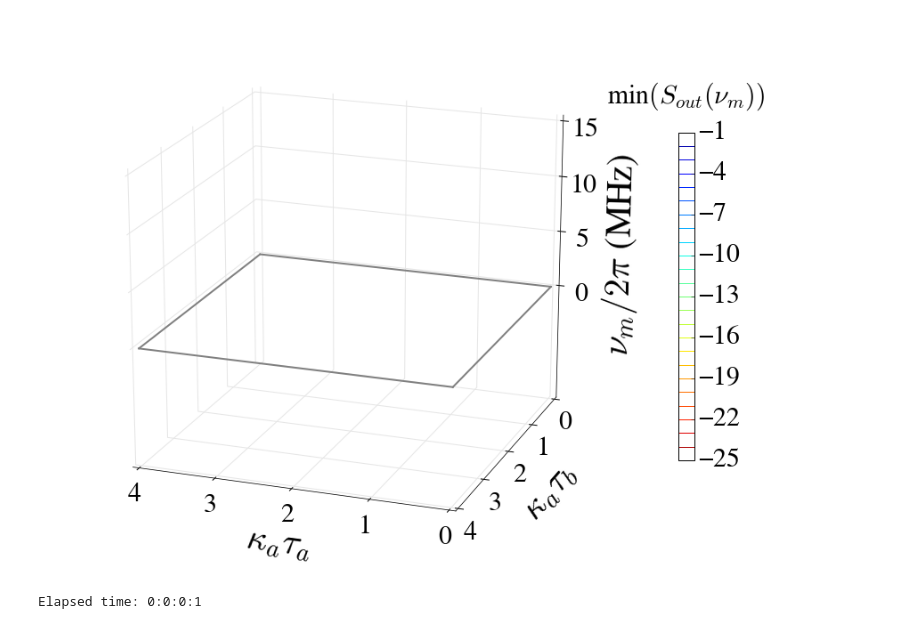
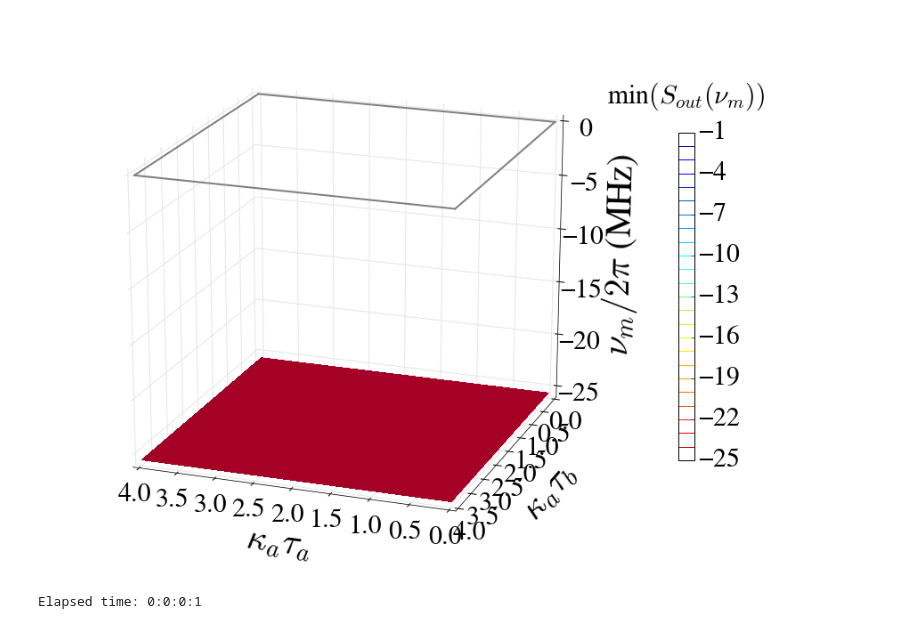
Before and after one commit to nemetniki/General-linear-model, a Jupyter notebook: 3D_NDPA.ipynb, the cells around one changed output. Cells and saved outputs as stored; diff of their text form; code cells hidden in the pictures.

```diff
--- a/3D_NDPA.ipynb
+++ b/3D_NDPA.ipynb
@@ -21,7 +21,7 @@ def Squeez(eps,theta,Del,kapa,ra,kta,phia,La,thetapa,kapb,rb,ktb,phib,Lb,thetapb
     ka = 2*sqrt(ra*(1-ra)*(1-La/100.))*kapa    #k_a (feedback strength in mode a)
     kb = 2*sqrt(rb*(1-rb)*(1-Lb/100.))*kapb    #k_b (feedback strength in mode b)
     ta    = kta/kapa                           #\tau_a (time delay in mode a)
-    tb    = ktb/kapb                           #\tau_b (time delay in mode b)
+    tb    = ktb/kapa                           #\tau_b (time delay in mode b)
     N    = int(len(nu))                           #\tau_b (time delay in mode b)
 
     ### EXPRESSIONS ###
@@ -106,7 +106,7 @@ tam,tbm = np.meshgrid(ta,tb)
 
 for ia in range(0, len(ta)):
     for ib in range(0,len(tb)):
-        Sout_fb = Squeez(0.5*2*np.pi*10,1*np.pi,0,10*2.*pi,0.933,ta[ia],np.pi,0,0,10*2.*pi,0.933,tb[ib],np.pi,0,0,nu)
+        Sout_fb = Squeez(0.45*2*np.pi*10,1*np.pi,0,10*2.*pi,0.933,ta[ia],np.pi,0,0,10*2.*pi,0.933,tb[ib],np.pi,0,0,nu)
         ind = np.argmin(Sout_fb)
         nus[ia,ib] = nu[ind]/2/np.pi
 #        if np.min(Sout_fb)>=-40 and np.min(Sout_fb)<0:
@@ -129,40 +129,40 @@ p = ax.plot_surface(tam, tbm, Smin, alpha=1.0,rstride=1, cstride=1, cmap=cm.RdYl
 for i in range(4):
     ax.plot([Lstartx[i], Lendx[i]], [Lstarty[i],Lendy[i]],zs=[0,0],color="grey",lw=2)
 #ax.add_collection3d(face2)
-ax.set_zlim(-10,15)
-ax.set_xlim(0,4)
-ax.set_ylim(0,4)
+#ax.set_zlim(-10,15)
+#ax.set_xlim(0,4)
+#ax.set_ylim(0,4)
 ax.w_zaxis.set_pane_color((1.0, 1.0, 1.0))
 ax.w_xaxis.set_pane_color((1.0, 1.0, 1.0))
 ax.w_yaxis.set_pane_color((1.0, 1.0, 1.0))
 levels = np.arange(-25.0, 0, 1.0)
 #ax.invert_xaxis()
 #ax.invert_yaxis()
-ax.set_xticks([4., 3., 2., 1., 0.])
-ax.set_yticks([4., 3., 2., 1., 0.])
-ax.set_zticks([0., 5., 10., 15.])
+#ax.set_xticks([4., 3., 2., 1., 0.])
+#ax.set_yticks([4., 3., 2., 1., 0.])
+#ax.set_zticks([0., 5., 10., 15.])
 #ax.view_init(elev=20., azim=-75)
 ax.tick_params(axis='z', which='major', pad=10)
 ax.view_init(elev=20., azim=110)
 cset = ax.contour(tam, tbm, Smin,levels=levels, zdir='z', offset=-10.75, cmap=cm.jet_r)
 #cset = ax.contour(tam, tbm, Smin,levels=levels,  cmap=cm.RdYlGn)
 cb = fig.colorbar(cset, shrink=0.6)
 cb.ax.set_title('min$(S_{out}(\\nu_{m}))$\n', linespacing=1,**fsfont,fontsize=30)
 ax.set_xlabel('\n$\kappa_a\\tau_a$',fontsize = 40,**fsfont,linespacing=1.5)
 ax.set_ylabel('\n$\kappa_a\\tau_b$',fontsize = 40,**fsfont,linespacing=1.5)
 #ax.zaxis.set_rotate_label(False)
 ax.set_zlabel('\n$\\nu_{m}/2\pi$ (MHz)',fontsize = 40,**fsfont,linespacing=2, rotation=270)
 #ax.xticks(fontsize = 35,**fsfont)
 #ax.yticks(fontsize = 35,**fsfont)
 plt.show()
 end=time.clock()
 durd=int((end-start)/60./60./24.)
 durh=int((end-start)/60./60-24*durd)
 durm=int((end-start)/60.-(24*durd+durh)*60.)
 durs=int((end-start)-((24*durd+durh)*60+durm)*60)
 print("Elapsed time: %d:%d:%d:%d" % (durd,durh,durm,durs))
 # %% [output]
-[figure, old version]
+[figure, new version]
 Elapsed time: 0:0:0:1
 # %%
 %matplotlib inline
```
Also changed, not shown: parts of 3 cells of this notebook, 1 other file.
